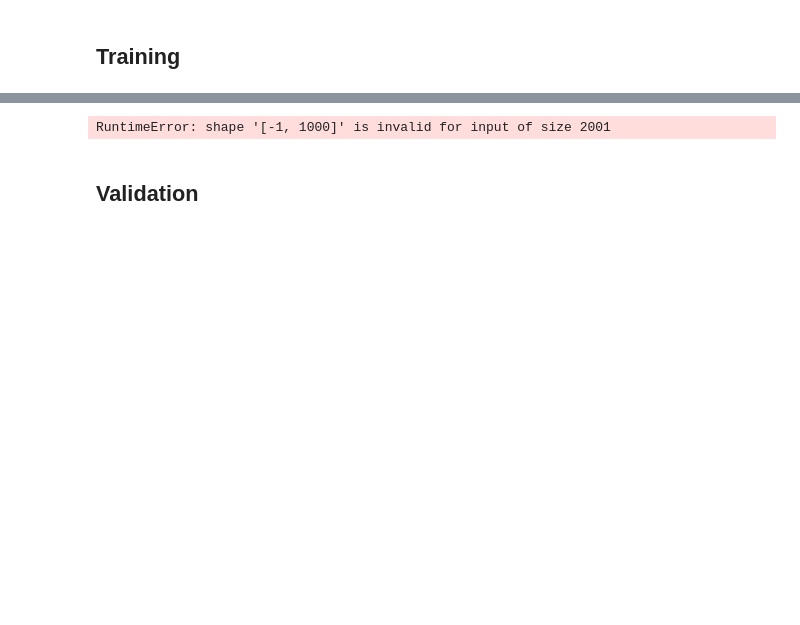
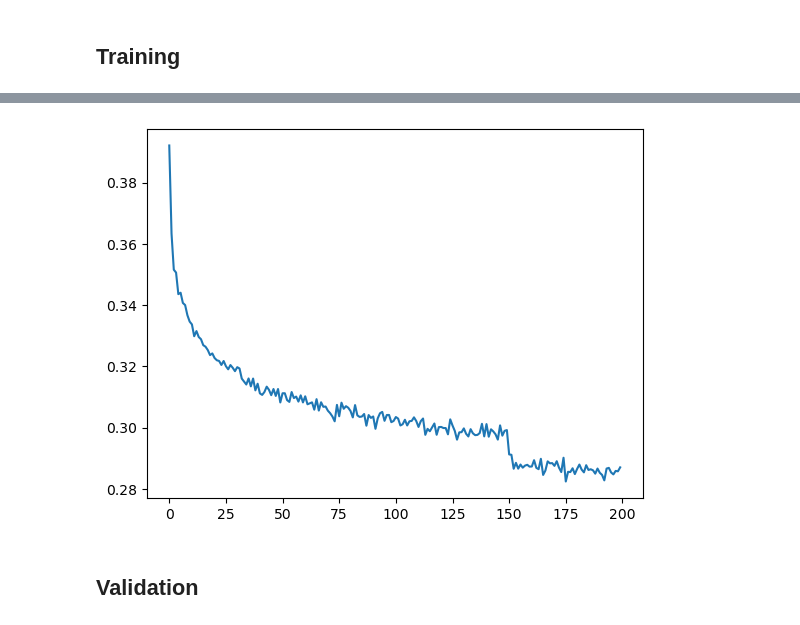
Before and after one commit to lapatric/makemore-tutorial, a Jupyter notebook: mm_wavenet.ipynb, the cells around one changed output, grey strips where cells are left out. Saved outputs shown, nothing was run; the diff lists cells and outputs as text; code cells hidden in the pictures; blank space fills up the shorter version.

```diff
--- a/mm_wavenet.ipynb
+++ b/mm_wavenet.ipynb
@@ -37,7 +37,7 @@ char2idx['.'] = 0 # special character for marking start and end of a word
 idx2char = {i: c for c, i in char2idx.items()}
 # %%
 # Form training pairs (context, target characters)
-block_size = 3 # context size for next character prediction
+block_size = 8 # context size for next character prediction
 
 def build_dataset(words):
     X, Y = [], []
@@ -123,8 +154,12 @@ class BatchNorm1d:
 
     def __call__(self, x):
         if self.training:
-            x_mean = x.mean(dim=0, keepdim=True)
-            x_var = x.var(dim=0, keepdim=True)
+            if x.ndim == 2:
+                dim = 0
+            elif x.ndim == 3:
+                dim = (0, 1)
+            x_mean = x.mean(dim, keepdim=True)
+            x_var = x.var(dim, keepdim=True)
         else:
             x_mean = self.mean_running
             x_var = self.var_running
@@ -147,9 +182,16 @@ class Tanh:
     def parameters(self):
         return []
 
-class Flatten:
+class FlattenConsecutive:
+    def __init__(self, n):
+        self.n = n
+
     def __call__(self, x):
-        self.out = x.view(x.shape[0], -1)
+        B, T, C = x.shape
+        x = x.view(B, T // self.n, C * self.n)
+        if x.shape[1] == 1:
+            x = x.squeeze(1)
+        self.out = x
         return self.out
 
     def parameters(self):
@@ -171,11 +213,13 @@ class Sequential:
 torch.manual_seed(42); # seed RNG for reproducibility
 # %%
 emb_dim = 10 # embedding dimension
-h_dim = 200 # hidden layer dimension
+h_dim = 68 # hidden layer dimension
 
 model = Sequential([
-    Embedding(27, emb_dim), Flatten(),
-    Linear(block_size * emb_dim, h_dim, bias=False), BatchNorm1d(h_dim), Tanh(),
+    Embedding(27, emb_dim),
+    FlattenConsecutive(2), Linear(emb_dim * 2, h_dim, bias=False), BatchNorm1d(h_dim), Tanh(),
+    FlattenConsecutive(2), Linear(h_dim * 2, h_dim, bias=False), BatchNorm1d(h_dim), Tanh(),
+    FlattenConsecutive(2), Linear(h_dim * 2, h_dim, bias=False), BatchNorm1d(h_dim), Tanh(),
     Linear(h_dim, 27)
 ])
 
@@ -232,9 +294,9 @@ for i in range(max_steps):
 # %%
 # We smoothen out the loss curve by averaging over 1000 steps
 # Due to the small batch size of 32, it would be too noisy otherwise
-plt.plot(torch.tensor(loss_i).view(-1, 1000).mean(1))
+plt.plot(torch.tensor(loss_i[len(loss_i) % 1000:]).view(-1, 1000).mean(1));
 # %% [output]
-RuntimeError: shape '[-1, 1000]' is invalid for input of size 2001
+[figure, added]
 # %% [markdown]
 ## Validation
 # %%
```
Also changed, not shown: parts of 17 cells of this notebook.
